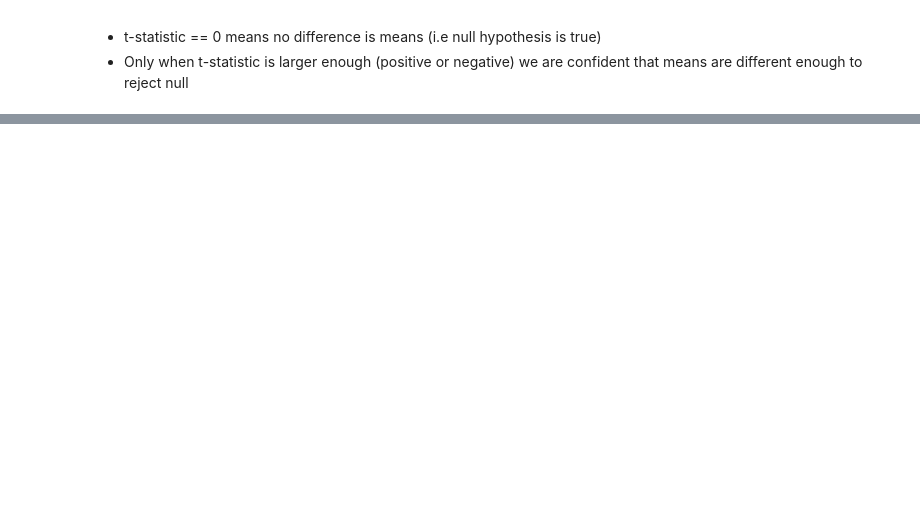
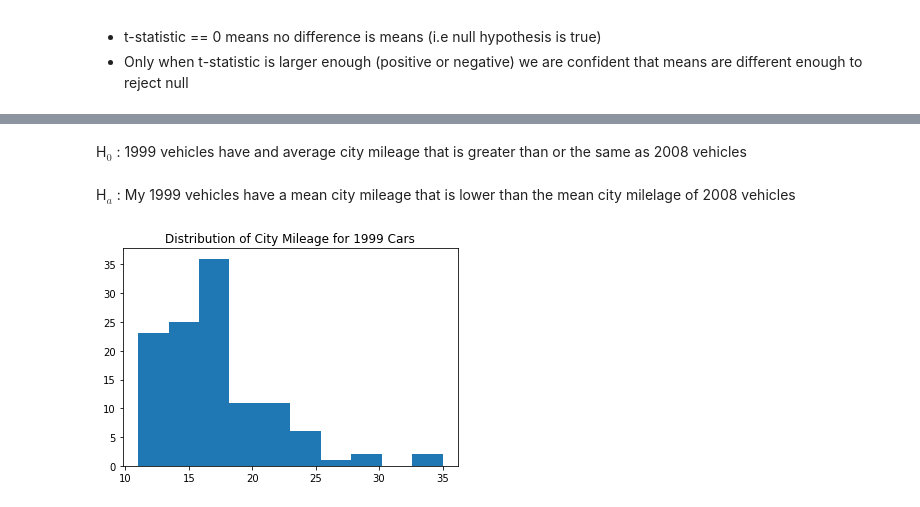
Before and after one commit to CodeupClassroom/oneil-statistics-exercises, a Jupyter notebook: comparing_means.ipynb, the cells around one changed output, grey strips where cells are left out. Saved outputs shown, nothing was run; the diff lists cells and outputs as text; code cells hidden in the pictures; blank space fills up the shorter version.

```diff
--- a/comparing_means.ipynb
+++ b/comparing_means.ipynb
@@ -60,0 +161,4 @@ Goal: Compare observed mean to theoretical one.
+# %% [markdown]
+H$_0$ : 1999 vehicles have and average city mileage that is greater than or the same as 2008 vehicles
+# %% [markdown]
+H$_a$ : My 1999 vehicles have a mean city mileage that is lower than the mean city milelage of 2008 vehicles
@@ -60,0 +175,10 @@ Goal: Compare observed mean to theoretical one.
+# %%
+# make two  variables here for our two values
+cty_1999 = mpg[mpg.year == 1999].cty
+cty_2008 = mpg[mpg.year != 1999].cty
+# %%
+plt.hist(cty_1999)
+plt.title('Distribution of City Mileage for 1999 Cars')
+plt.show()
+# %% [output]
+[figure, added]
```
Also changed, not shown: parts of 76 cells of this notebook.
